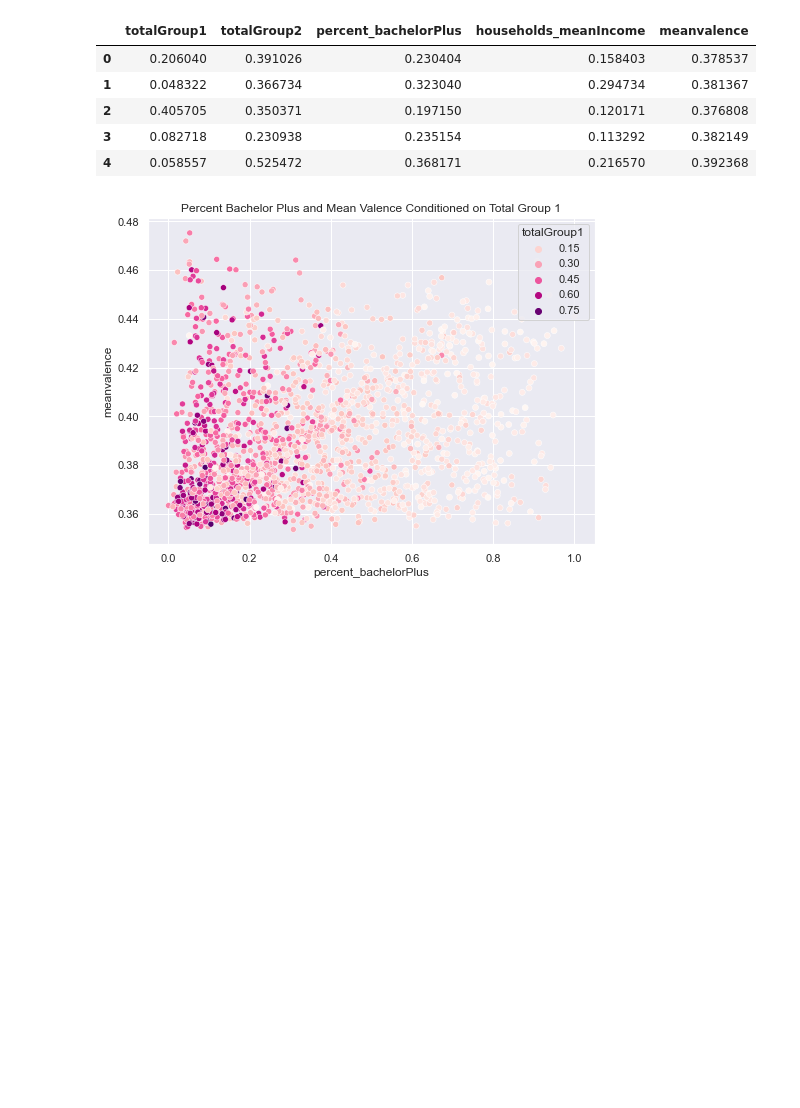
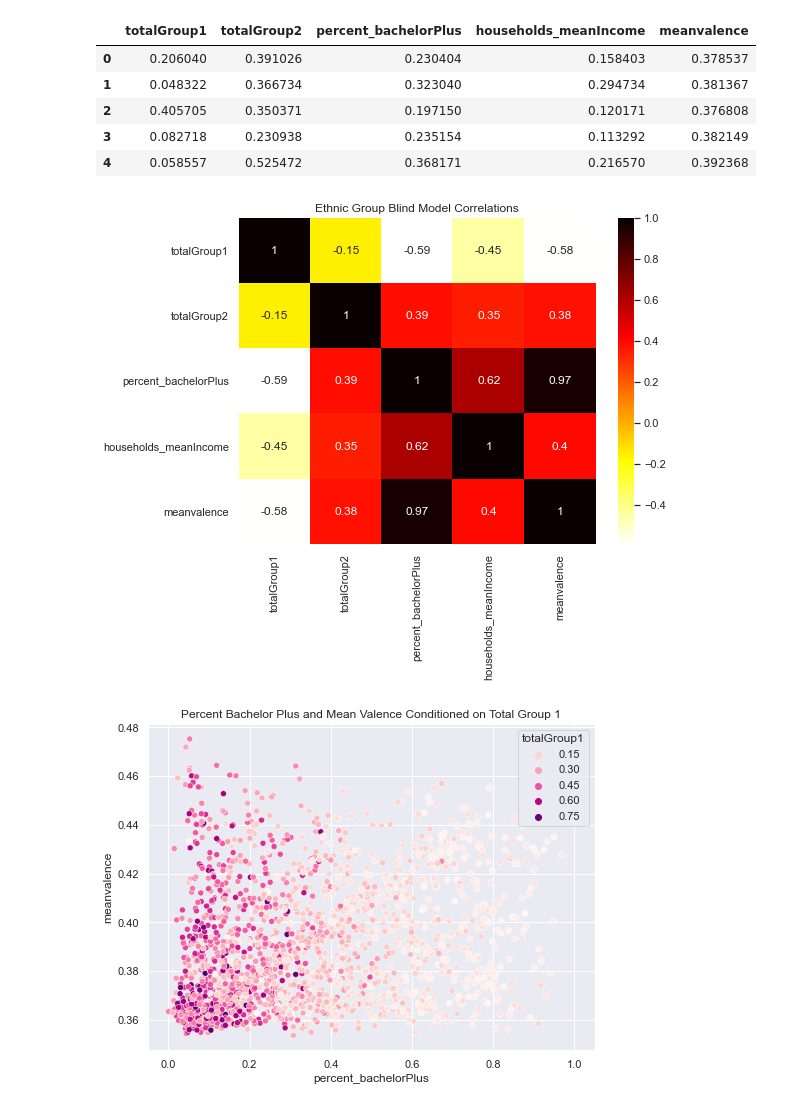
Before and after one commit to EricaXia/spr_2021, a Jupyter notebook: dsci552/problem_sets/ps_4.ipynb, the cells around one changed output. Saved outputs shown, nothing was run; the diff lists cells and outputs as text; code cells hidden in the pictures; blank space fills up the shorter version.

```diff
--- a/dsci552/problem_sets/ps_4.ipynb
+++ b/dsci552/problem_sets/ps_4.ipynb
@@ -489,6 +487,16 @@ pred_results_blind.head()
 | 2 | 0.405705 | 0.350371 | 0.197150 | 0.120171 | 0.376808 |
 | 3 | 0.082718 | 0.230938 | 0.235154 | 0.113292 | 0.382149 |
 | 4 | 0.058557 | 0.525472 | 0.368171 | 0.216570 | 0.392368 |
+# %%
+## Any bias to totalGroup1 or 2 after filtering by the threshold?
+## corrplot
+plt.title("Ethnic Group Blind Model Correlations")
+sns.set(rc={'figure.figsize':(8,6)})
+
+sns.heatmap(pred_results_filter.corr(), annot=True, cmap="hot_r")
+plt.savefig('../images/heatmap_ethnic_blind_ps4.png')
+# %% [output]
+[figure, added]
 # %%
 # scatterplot of valence and perc bp
 plt.title('Percent Bachelor Plus and Mean Valence Conditioned on Total Group 1')
```
Also changed, not shown: parts of 11 cells of this notebook, 8 other files.
